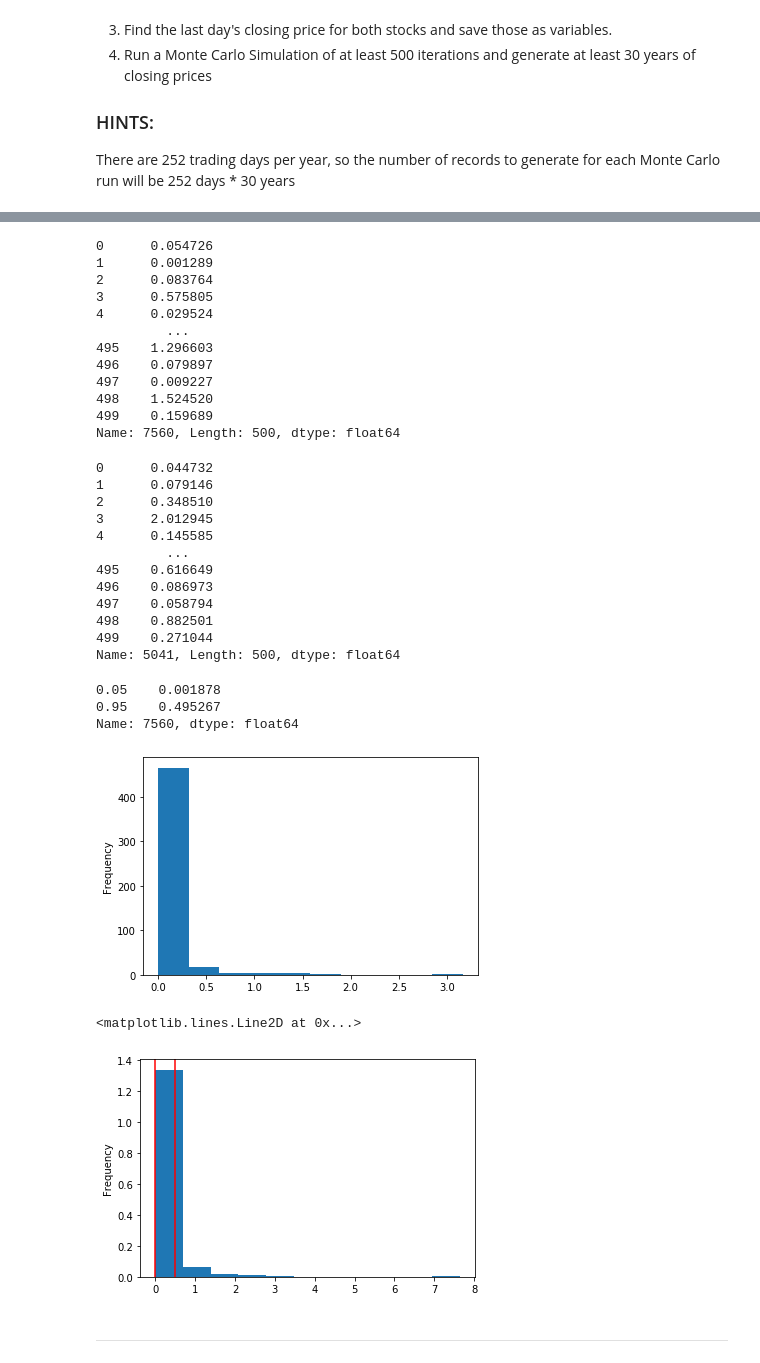
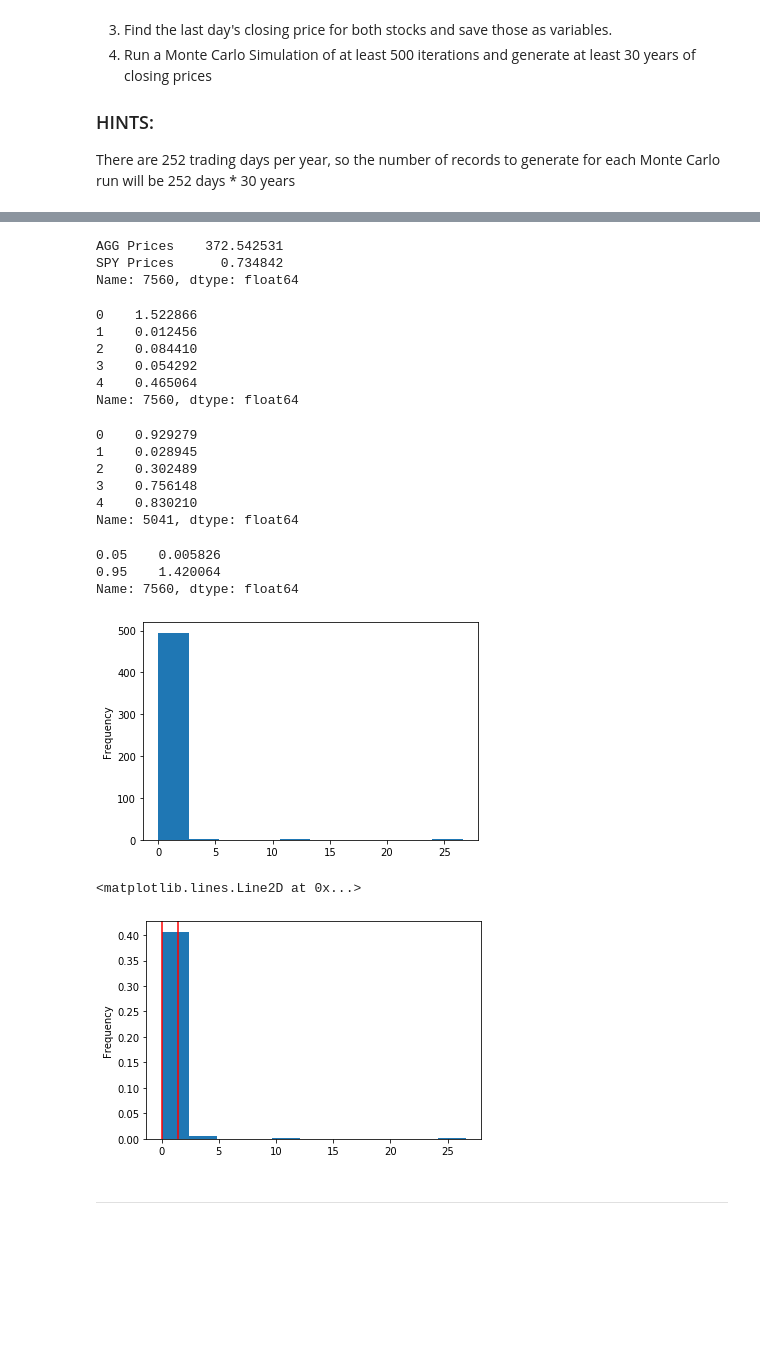
Before and after one commit to CPix18/MyFinTechRepo, a Jupyter notebook: HW4- API/Instructions/Starter_Code/portfolio_planner.ipynb, the cells around one changed output, grey strips where cells are left out. Cells and saved outputs as stored; diff of their text form; code cells hidden in the pictures; blank space fills up the shorter version.

```diff
--- a/HW4- API/Instructions/Starter_Code/portfolio_planner.ipynb
+++ b/HW4- API/Instructions/Starter_Code/portfolio_planner.ipynb
@@ -171,57 +161,52 @@ portfolio_cumulative_returns.plot(legend=None, title=plot_title)
+# %%
+ending_returns = monte_carlo.iloc[-1, :]
+ending_returns
+# %% [output]
+AGG Prices    372.542531
+SPY Prices      0.734842
+Name: 7560, dtype: float64
 # %%
 # Select the last row for the cumulative returns (cumulative returns at 30 years)
 ending_cumulative_returns_30 = portfolio_cumulative_returns.iloc[-1, :]
-ending_cumulative_returns_30
+ending_cumulative_returns_30.head()
 # %% [output]
-0      0.054726
-1      0.001289
-2      0.083764
-3      0.575805
-4      0.029524
-         ...
-495    1.296603
-496    0.079897
-497    0.009227
-498    1.524520
-499    0.159689
-Name: 7560, Length: 500, dtype: float64
+0    1.522866
+1    0.012456
+2    0.084410
+3    0.054292
+4    0.465064
+Name: 7560, dtype: float64
 # %%
 # Select the last row for the cumulative returns (cumulative returns at 20 years)
 ending_cumulative_returns_20 = portfolio_cumulative_returns.iloc[-(10 * 252), :]
-ending_cumulative_returns_20
+ending_cumulative_returns_20.head()
 # %% [output]
-0      0.044732
-1      0.079146
-2      0.348510
-3      2.012945
-4      0.145585
-         ...
-495    0.616649
-496    0.086973
-497    0.058794
-498    0.882501
-499    0.271044
-Name: 5041, Length: 500, dtype: float64
+0    0.929279
+1    0.028945
+2    0.302489
+3    0.756148
+4    0.830210
+Name: 5041, dtype: float64
 # %%
 # Display the 90% confidence interval for the ending returns in 30 Years
 ending_cumulative_returns_30.plot(kind='hist', bins=10)
-ending_cumulative_returns_30.value_counts(bins=11) / len(ending_cumulative_returns)
+ending_cumulative_returns_30.value_counts(bins=11) / len(ending_cumulative_returns_30)
 confidence_interval = ending_cumulative_returns_30.quantile(q=[0.05, 0.95])
 confidence_interval
 # %% [output]
-0.05    0.001878
-0.95    0.495267
+0.05    0.005826
+0.95    1.420064
 Name: 7560, dtype: float64
-[figure, old version]
+[figure, new version]
 # %%
 # Visualize the distribution of the ending returns
 plt.figure();
-ending_cumulative_returns.plot(kind='hist', density=True, bins=11)
+ending_cumulative_returns_30.plot(kind='hist', density=True, bins=11)
 plt.axvline(confidence_interval.iloc[0], color='r')
 plt.axvline(confidence_interval.iloc[1], color='r')
 # %% [output]
 <matplotlib.lines.Line2D at 0x...>
-[figure, old version]
+[figure, new version]
 # %% [markdown]
 ---
 # %% [markdown]
```
Also changed, not shown: parts of 10 cells of this notebook, 8 other files.
